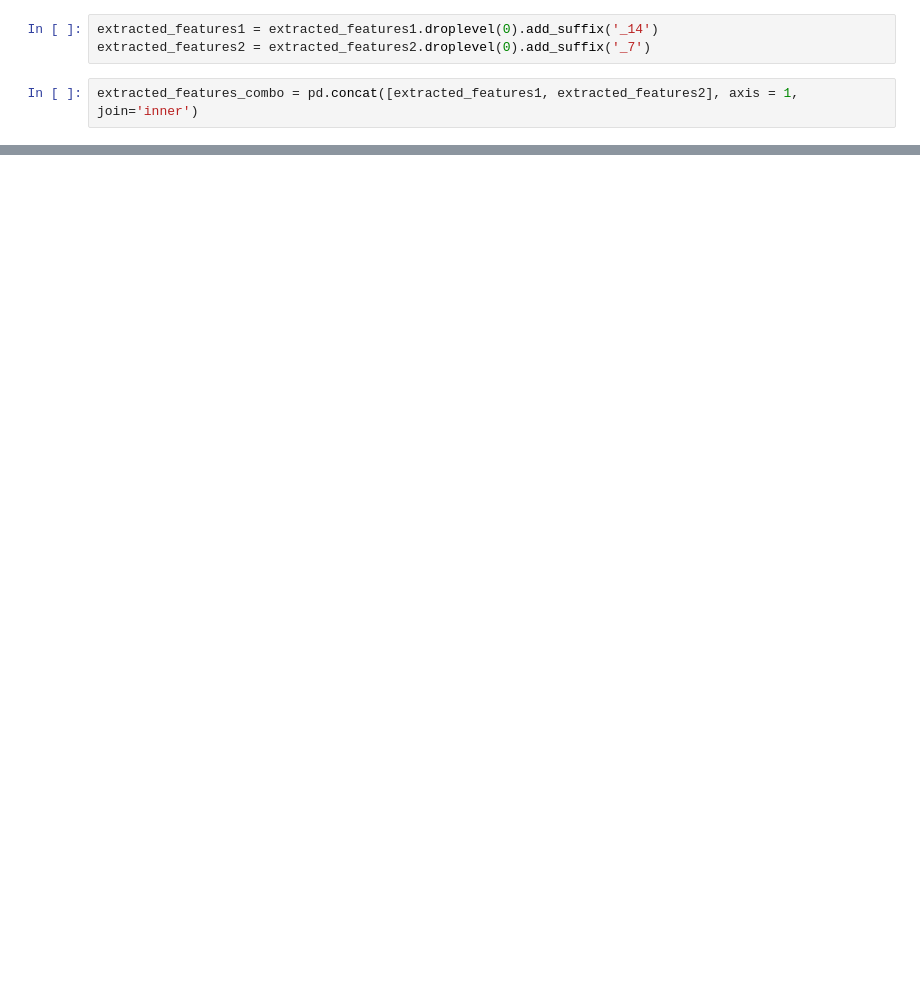
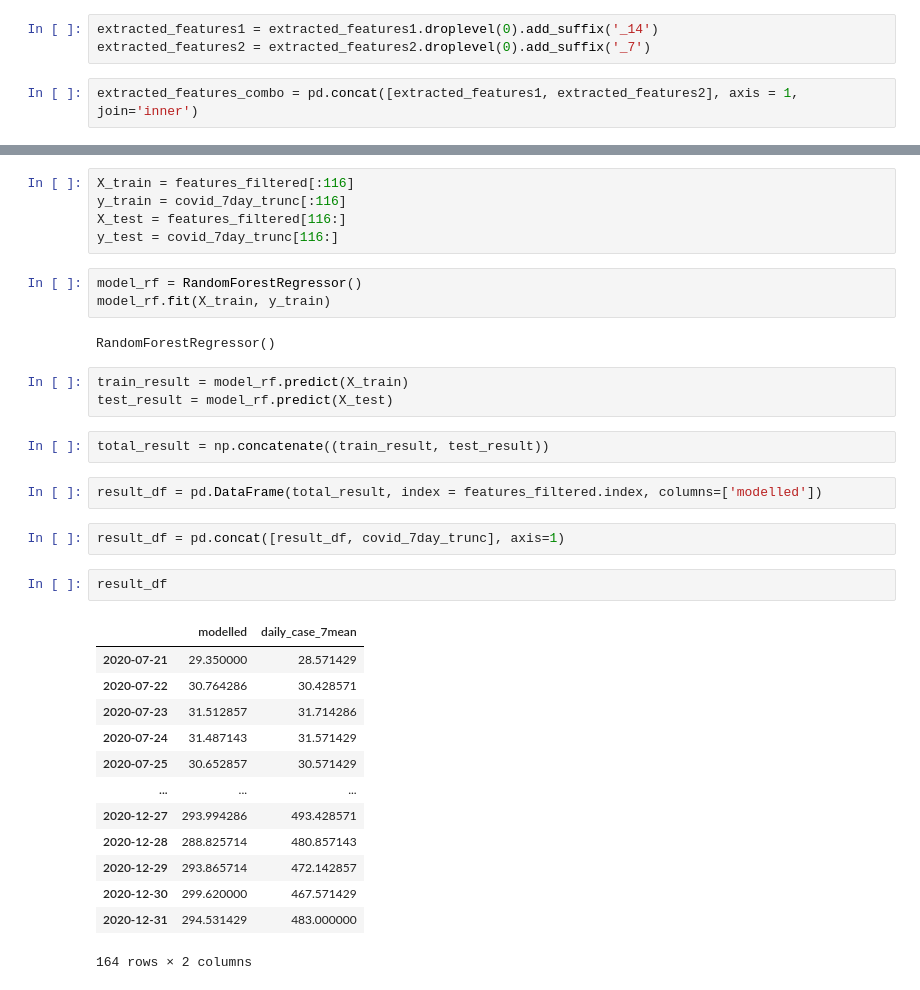
Before and after one commit to WraySmith/COVID_learning, a Jupyter notebook: covid_ml.ipynb, the cells around one changed output, grey strips where cells are left out. Drawn from its saved outputs; the diff is of its cells as text; blank space fills up the shorter version.

```diff
--- a/covid_ml.ipynb
+++ b/covid_ml.ipynb
@@ -126,0 +84,35 @@ extracted_features_combo
+# %%
+X_train = features_filtered[:116]
+y_train = covid_7day_trunc[:116]
+X_test = features_filtered[116:]
+y_test = covid_7day_trunc[116:]
+# %%
+model_rf = RandomForestRegressor()
+model_rf.fit(X_train, y_train)
+# %% [output]
+RandomForestRegressor()
+# %%
+train_result = model_rf.predict(X_train)
+test_result = model_rf.predict(X_test)
+# %%
+total_result = np.concatenate((train_result, test_result))
+# %%
+result_df = pd.DataFrame(total_result, index = features_filtered.index, columns=['modelled'])
+# %%
+result_df = pd.concat([result_df, covid_7day_trunc], axis=1)
+# %%
+result_df
+# %% [output]
+|  | modelled | daily_case_7mean |
+| 2020-07-21 | 29.350000 | 28.571429 |
+| 2020-07-22 | 30.764286 | 30.428571 |
+| 2020-07-23 | 31.512857 | 31.714286 |
+| 2020-07-24 | 31.487143 | 31.571429 |
+| 2020-07-25 | 30.652857 | 30.571429 |
+| ... | ... | ... |
+| 2020-12-27 | 293.994286 | 493.428571 |
+| 2020-12-28 | 288.825714 | 480.857143 |
+| 2020-12-29 | 293.865714 | 472.142857 |
+| 2020-12-30 | 299.620000 | 467.571429 |
+| 2020-12-31 | 294.531429 | 483.000000 |
+164 rows × 2 columns
```
Also changed, not shown: parts of 26 cells of this notebook, 1 other file.
